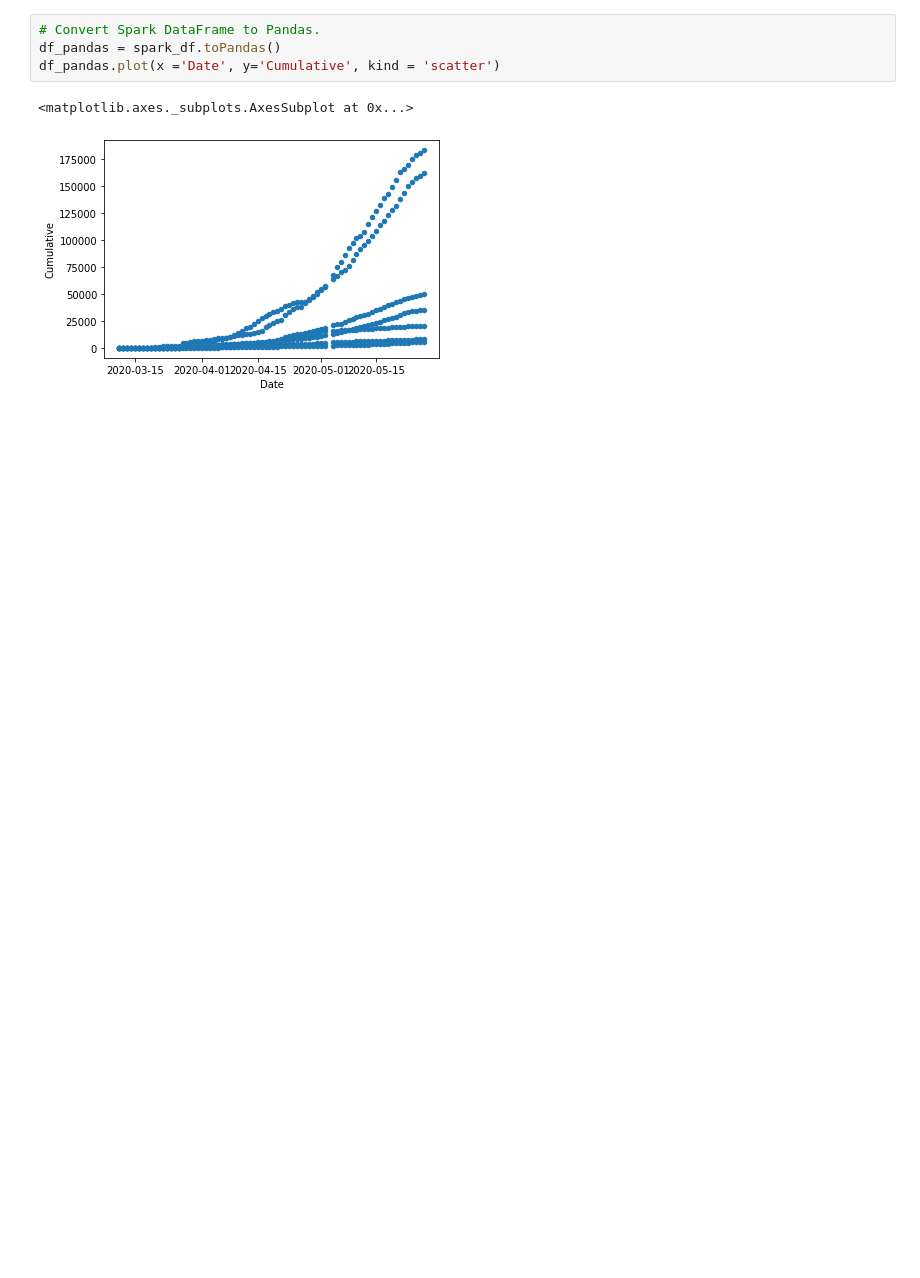
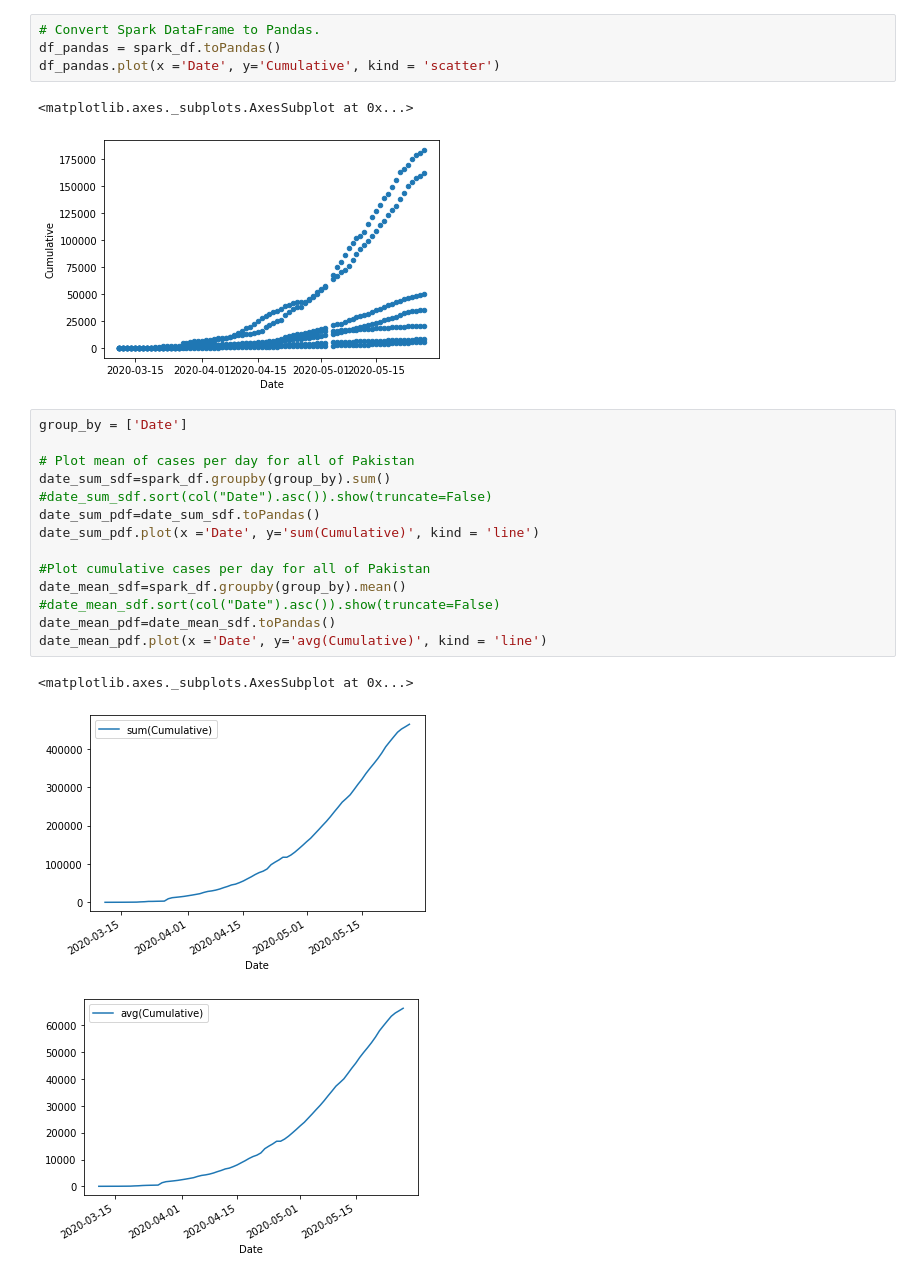
Before and after one commit to komzy/spark-ml-course, a Jupyter notebook: week1/Spark_with_ML_Week_1_Assignment.ipynb, the cells around one changed output. Cells and saved outputs as stored; diff of their text form; blank space fills up the shorter version.

```diff
--- a/week1/Spark_with_ML_Week_1_Assignment.ipynb
+++ b/week1/Spark_with_ML_Week_1_Assignment.ipynb
@@ -103,3 +100,21 @@ df_pandas.plot(x ='Date', y='Cumulative', kind = 'scatter')
 # %% [output]
 <matplotlib.axes._subplots.AxesSubplot at 0x...>
 [figure]
+# %%
+group_by = ['Date']
+
+# Plot mean of cases per day for all of Pakistan
+date_sum_sdf=spark_df.groupby(group_by).sum()
+#date_sum_sdf.sort(col("Date").asc()).show(truncate=False)
+date_sum_pdf=date_sum_sdf.toPandas()
+date_sum_pdf.plot(x ='Date', y='sum(Cumulative)', kind = 'line')
+
+#Plot cumulative cases per day for all of Pakistan
+date_mean_sdf=spark_df.groupby(group_by).mean()
+#date_mean_sdf.sort(col("Date").asc()).show(truncate=False)
+date_mean_pdf=date_mean_sdf.toPandas()
+date_mean_pdf.plot(x ='Date', y='avg(Cumulative)', kind = 'line')
+# %% [output]
+<matplotlib.axes._subplots.AxesSubplot at 0x...>
+[figure, added]
+[figure, added]
```
Also changed, not shown: parts of 10 cells of this notebook.
